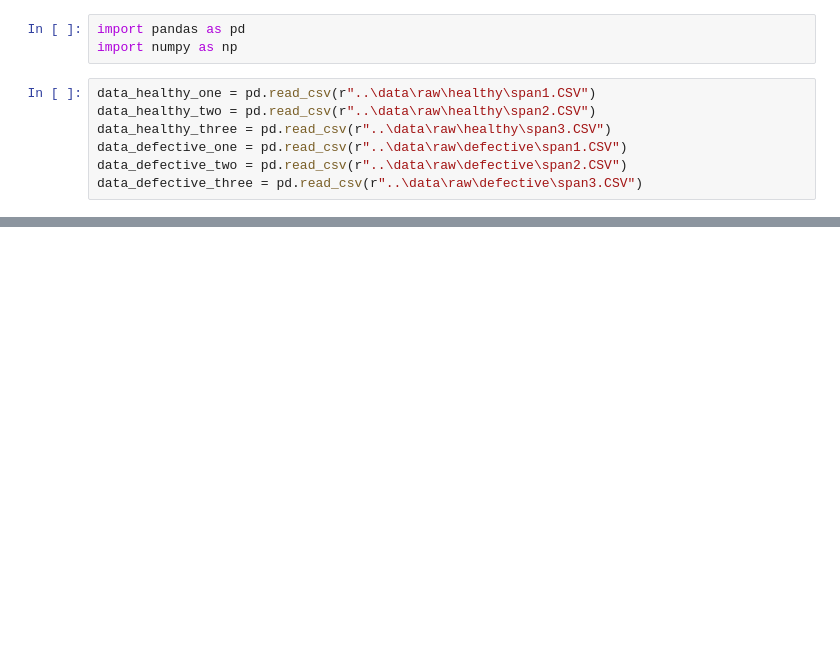
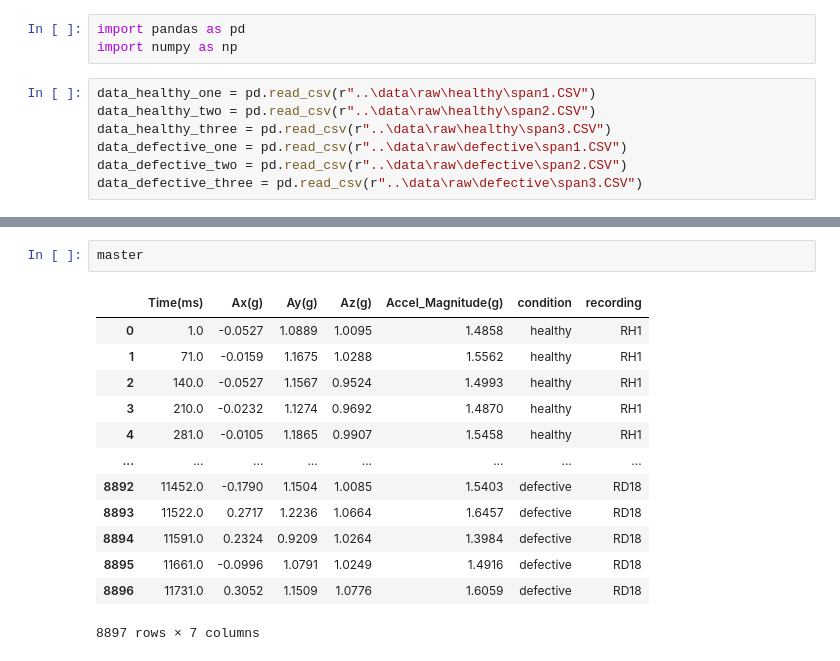
Before and after one commit to loteehenry/pipeline-leak-detection-ml, a Jupyter notebook: notebooks/exploration.ipynb, the cells around one changed output, grey strips where cells are left out. Saved outputs shown, nothing was run; the diff lists cells and outputs as text; blank space fills up the shorter version.

```diff
--- a/notebooks/exploration.ipynb
+++ b/notebooks/exploration.ipynb
@@ -99,0 +112,16 @@ Length: 1, dtype: str
+# %%
+master
+# %% [output]
+|  | Time(ms) | Ax(g) | Ay(g) | Az(g) | Accel_Magnitude(g) | condition | recording |
+| 0 | 1.0 | -0.0527 | 1.0889 | 1.0095 | 1.4858 | healthy | RH1 |
+| 1 | 71.0 | -0.0159 | 1.1675 | 1.0288 | 1.5562 | healthy | RH1 |
+| 2 | 140.0 | -0.0527 | 1.1567 | 0.9524 | 1.4993 | healthy | RH1 |
+| 3 | 210.0 | -0.0232 | 1.1274 | 0.9692 | 1.4870 | healthy | RH1 |
+| 4 | 281.0 | -0.0105 | 1.1865 | 0.9907 | 1.5458 | healthy | RH1 |
+| ... | ... | ... | ... | ... | ... | ... | ... |
+| 8892 | 11452.0 | -0.1790 | 1.1504 | 1.0085 | 1.5403 | defective | RD18 |
+| 8893 | 11522.0 | 0.2717 | 1.2236 | 1.0664 | 1.6457 | defective | RD18 |
+| 8894 | 11591.0 | 0.2324 | 0.9209 | 1.0264 | 1.3984 | defective | RD18 |
+| 8895 | 11661.0 | -0.0996 | 1.0791 | 1.0249 | 1.4916 | defective | RD18 |
+| 8896 | 11731.0 | 0.3052 | 1.1509 | 1.0776 | 1.6059 | defective | RD18 |
+8897 rows × 7 columns
```
Also changed, not shown: parts of 6 cells of this notebook.
